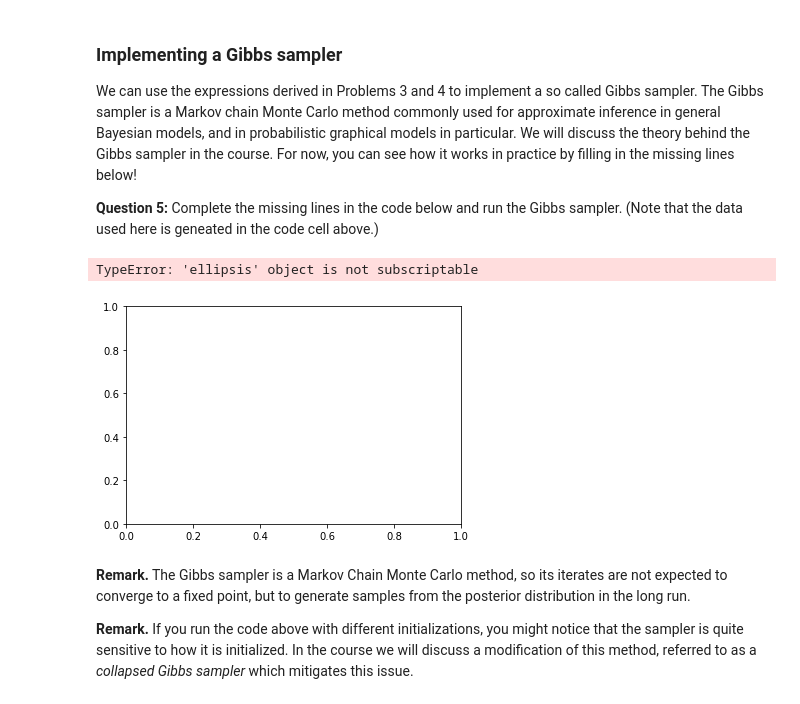
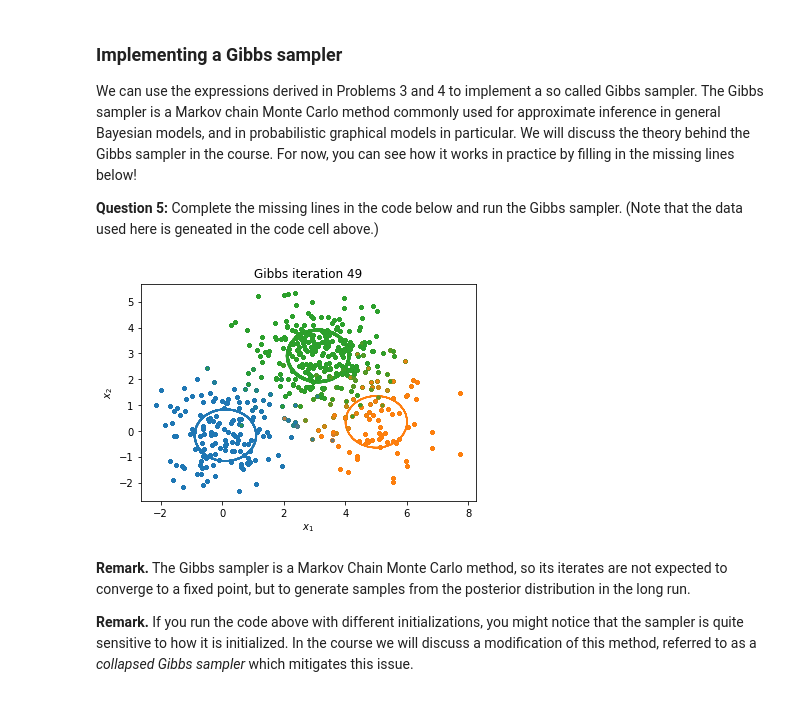
Before and after one commit to Arty-Facts/wasp_graphical_models_bayesian_learning_and_statistical_relational_learning_2023, a Jupyter notebook: project/module2/module2_preparatory_partB.ipynb, the cells around one changed output. Drawn from its saved outputs; the diff is of its cells as text; code cells hidden in the pictures.

```diff
--- a/project/module2/module2_preparatory_partB.ipynb
+++ b/project/module2/module2_preparatory_partB.ipynb
@@ -284,7 +284,10 @@ for iteration in range(50):
     try:
         ### COMPLETE THIS SECTION ###
         # Posterior distribution p(z_i|\theta,x_i)=Categorical(K,pi_p)
-        pi_p = ... # This should be a [K,n] array with probabilities for z_i, i=1,...,n on the cols
+        pi_p[0,:] = pi[0] * mvn.pdf(x, mean=mu[0,:])# This should be a [K,n] array with probabilities for z_i, i=1,...,n on the cols
+        pi_p[1,:] = pi[1] * mvn.pdf(x, mean=mu[1,:])
+        pi_p[2,:] = pi[2] * mvn.pdf(x, mean=mu[2,:])
+        pi_p = pi_p / np.sum(pi_p, axis=0)
         #############################
 
         # Simulate latent variables
@@ -293,38 +296,41 @@ for iteration in range(50):
 
 
 
         ### COMPLETE THIS SECTION ###
         # Posterior distribution p(\pi|x,z)=Dirichlet(\pi|alpha_p)
-        alpha_p = ...
+        alpha_p = [alpha[0] + np.sum(z == 0), alpha[1] + np.sum(z == 1), alpha[2] + np.sum(z == 2)]
         # Posterior distribution p(mu_k|x,z)=N(mu_k|m_pk, S_pk)
         for k in range(K):
-            S_p[k,:,:] = ...
-            m_p[k,:] = ...
+            xk = x[z==k,:]
+            nk = xk.shape[0]
+            inv_sigmak = inv(np.cov(xk.T))
+            xk_sum = np.sum(xk, axis=0)
+            S_p[k,:,:] = inv(inv(S) + nk * inv_sigmak)
+            m_p[k,:] = S_p[k,:,:] @  inv_sigmak @ xk_sum
         #############################
 
         # Simulate parameters
         pi = np.random.dirichlet(alpha_p)
         for k in range(K):
             mu[k,:] = np.random.multivariate_normal(mean=m_p[k,:],cov=S_p[k,:,:])
 
         # Plot
         plt.xlabel('$x_1$')
         plt.ylabel('$x_2$')
         for k in range(K):
             p = plt.plot(x[z==k,0],x[z==k,1],'.', alpha=0.6)
             circle = plt.Circle(mu[k,:],radius=1,color=p[0].get_color(), lw=pi[k]*5, fill=False)
             ax.add_artist(circle)
 
         plt.title('Gibbs iteration {}'.format(iteration))
         ax.set_prop_cycle(None)
         display.display(fig)
         display.clear_output(wait=True)
         #time.sleep(1)
     except KeyboardInterrupt:
         break
 # %% [output]
-TypeError: 'ellipsis' object is not subscriptable
-[figure, old version]
+[figure, new version]
 # %% [markdown]
 **Remark.** The Gibbs sampler is a Markov Chain Monte Carlo method, so its iterates are not expected to converge to a fixed point, but to generate samples from the posterior distribution in the long run.
 
```
Also changed, not shown: parts of 4 cells of this notebook.
